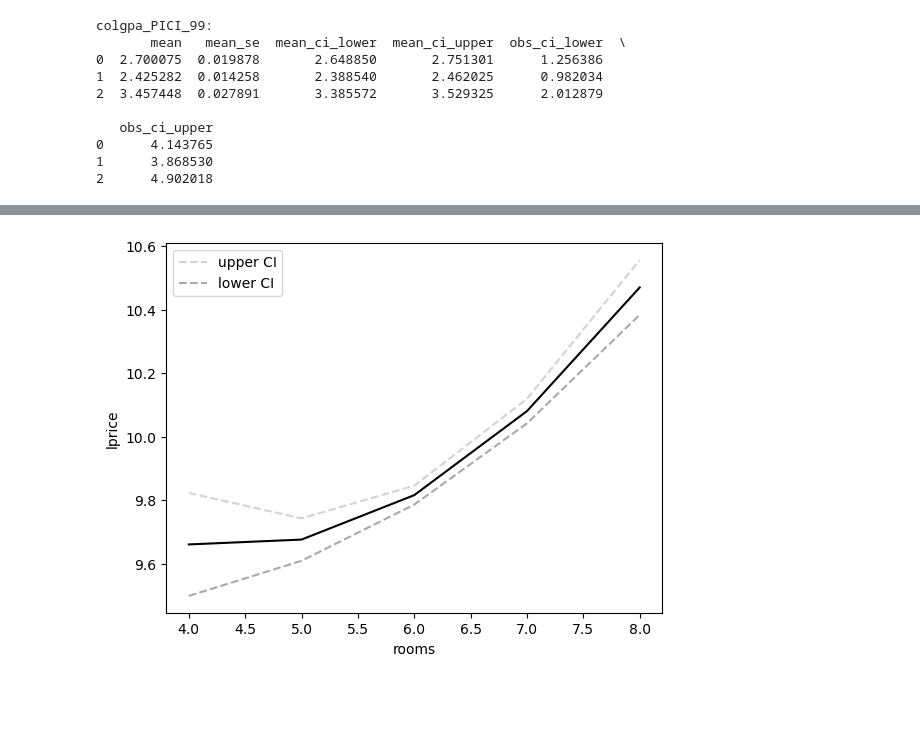
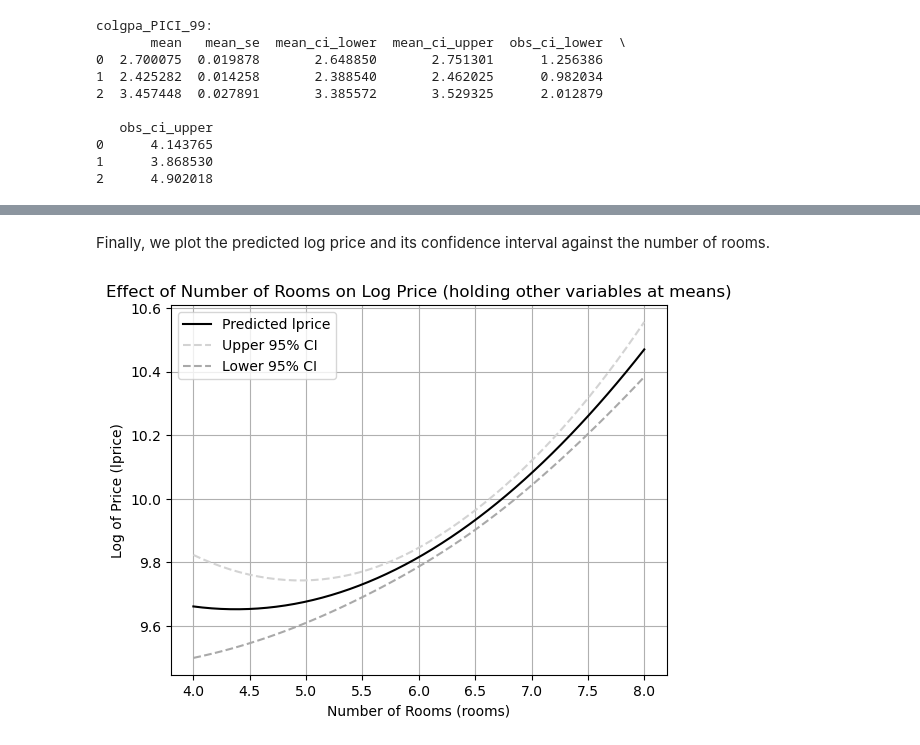
Before and after one commit to jhu-aap-econ/merino, a Jupyter notebook: notebooks/Ch6. MRA - Further Issues.ipynb, the cells around one changed output, grey strips where cells are left out. Drawn from its saved outputs; the diff is of its cells as text; code cells hidden in the pictures; blank space fills up the shorter version.

```diff
--- a/notebooks/Ch6. MRA - Further Issues.ipynb
+++ b/notebooks/Ch6. MRA - Further Issues.ipynb
@@ -378,7 +568,7 @@ dist_mean = np.mean(hprice2["dist"])
 stratio_mean = np.mean(hprice2["stratio"])
 X = pd.DataFrame(
     {
-        "rooms": np.linspace(4, 8, num=5),
+        "rooms": np.linspace(4, 8, num=50),  # Generate a range of rooms values
         "nox": nox_mean,
         "dist": dist_mean,
         "stratio": stratio_mean,
@@ -396,7 +598,9 @@ X:
 # %%
 # calculate 95% confidence interval:
 lpr_PICI = results.get_prediction(X).summary_frame(alpha=0.05)
-lpr_CI = lpr_PICI[["mean", "mean_ci_lower", "mean_ci_upper"]]
+lpr_CI = lpr_PICI[
+    ["mean", "mean_ci_lower", "mean_ci_upper"]
+]  # Extract mean and CI bounds
 print(f"lpr_CI: \n{lpr_CI}\n")
 # %% [output]
 lpr_CI:
@@ -409,23 +623,33 @@ lpr_CI:
+# %% [markdown]
+Finally, we plot the predicted log price and its confidence interval against the number of rooms.
 # %%
 # plot:
-plt.plot(X["rooms"], lpr_CI["mean"], color="black", linestyle="-", label="")
+plt.plot(
+    X["rooms"],
+    lpr_CI["mean"],
+    color="black",
+    linestyle="-",
+    label="Predicted lprice",
+)  # Plot predicted mean
 plt.plot(
     X["rooms"],
     lpr_CI["mean_ci_upper"],
     color="lightgrey",
     linestyle="--",
-    label="upper CI",
+    label="Upper 95% CI",  # Plot upper CI bound
 )
 plt.plot(
     X["rooms"],
     lpr_CI["mean_ci_lower"],
     color="darkgrey",
     linestyle="--",
-    label="lower CI",
+    label="Lower 95% CI",  # Plot lower CI bound
 )
-plt.ylabel("lprice")
-plt.xlabel("rooms")
+plt.ylabel("Log of Price (lprice)")
+plt.xlabel("Number of Rooms (rooms)")
+plt.title("Effect of Number of Rooms on Log Price (holding other variables at means)")
 plt.legend()
+plt.grid(True)  # Add grid for better readability
 plt.show()
 # %% [output]
-[figure, old version]
+[figure, new version]
```
Also changed, not shown: parts of 38 cells of this notebook, 2 other files.
